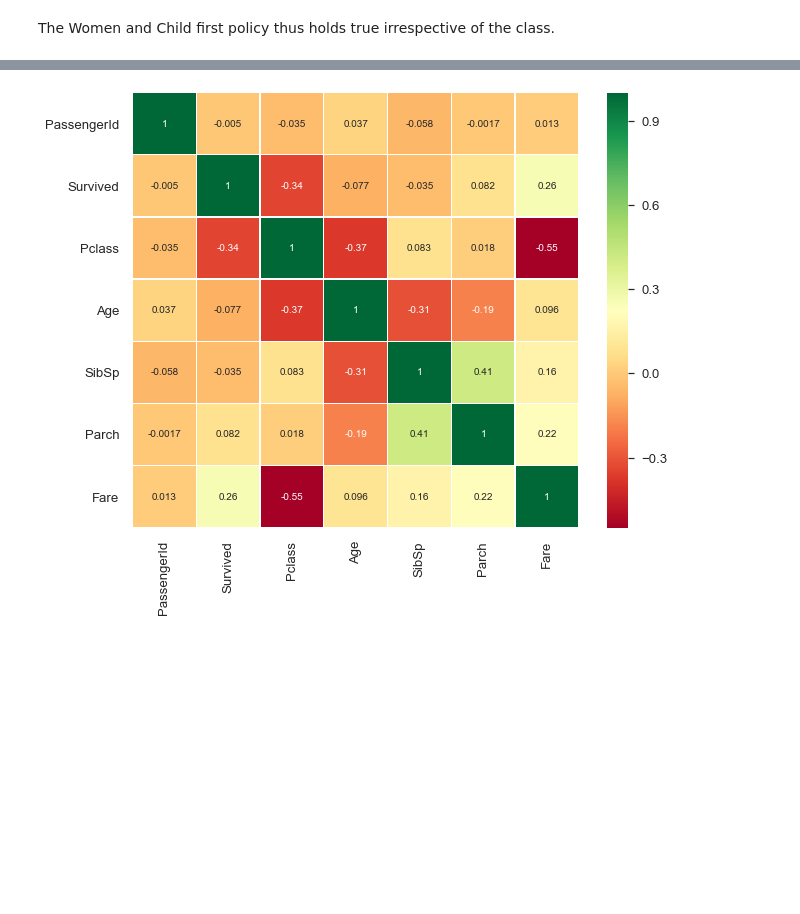
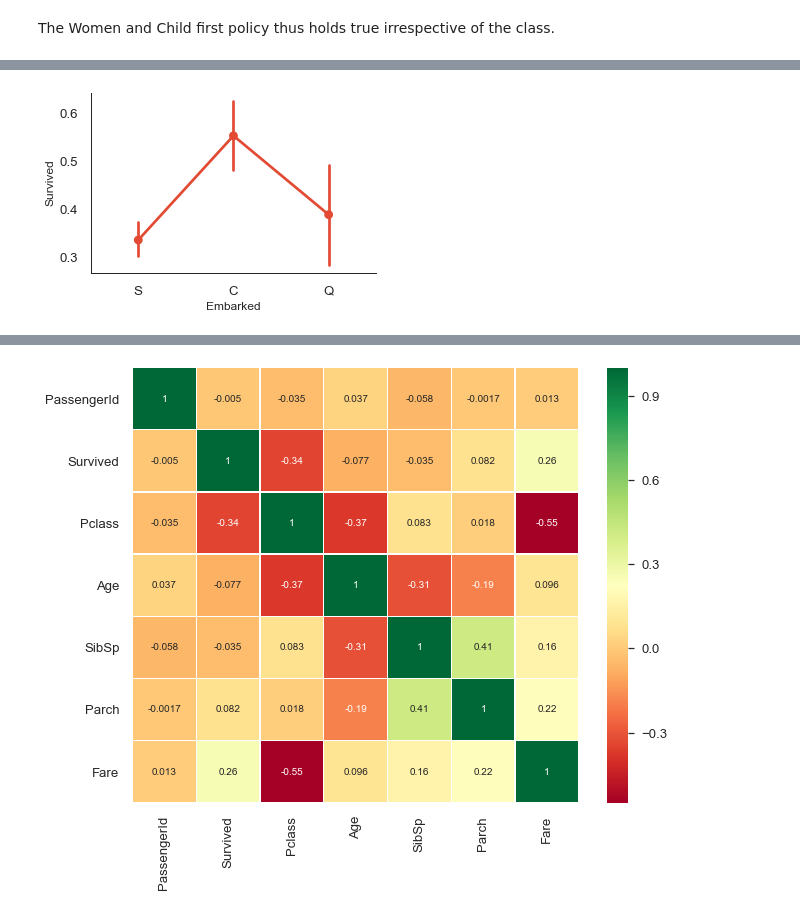
Before and after one commit to ChrisHSKim/data-analysis-on-titanic, a Jupyter notebook: Data analysis on titanic.ipynb, the cells around one changed output, grey strips where cells are left out. Cells and saved outputs as stored; diff of their text form; code cells hidden in the pictures; blank space fills up the shorter version.

```diff
--- a/Data analysis on titanic.ipynb
+++ b/Data analysis on titanic.ipynb
@@ -289,0 +309,7 @@ The Women and Child first policy thus holds true irrespective of the class.
+# %%
+sns.factorplot('Embarked','Survived',data=df_train)
+fig=plt.gcf()
+fig.set_size_inches(5,3)
+plt.show()
+# %% [output]
+[figure, added]
```
Also changed, not shown: parts of 6 cells of this notebook.
